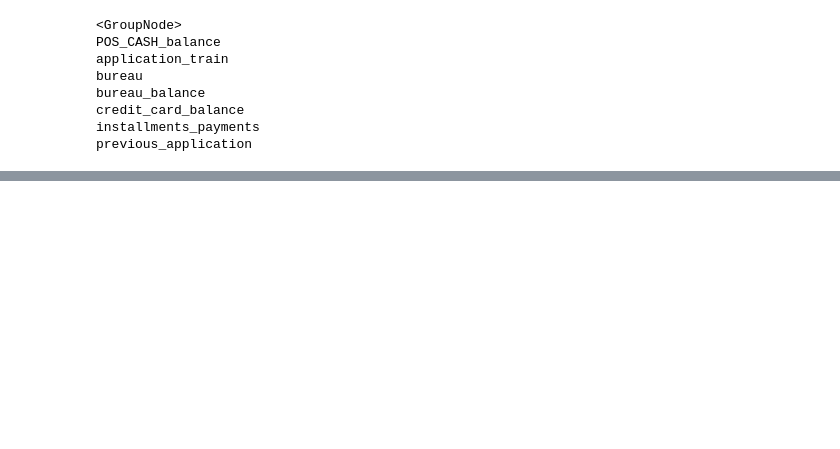
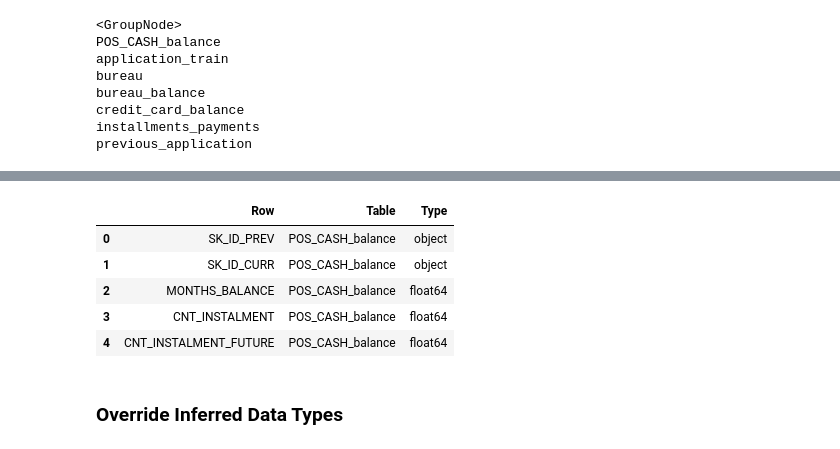
Before and after one commit to chalendony/data-prep-visualization, a Jupyter notebook: Data Preparation and Visualization.ipynb, the cells around one changed output, grey strips where cells are left out. Cells and saved outputs as stored; diff of their text form; code cells hidden in the pictures; blank space fills up the shorter version.

Commit message:
data prep notebook revised

```diff
--- a/Data Preparation and Visualization.ipynb
+++ b/Data Preparation and Visualization.ipynb
@@ -465,0 +134,12 @@ Have a look at the DataWig example for [imputing numerical values](https://githu
+# %%
+description = pd.read_csv('data/new_data_description_file.csv')
+description.head()
+# %% [output]
+|  | Row | Table | Type |
+| 0 | SK_ID_PREV | POS_CASH_balance | object |
+| 1 | SK_ID_CURR | POS_CASH_balance | object |
+| 2 | MONTHS_BALANCE | POS_CASH_balance | float64 |
+| 3 | CNT_INSTALMENT | POS_CASH_balance | float64 |
+| 4 | CNT_INSTALMENT_FUTURE | POS_CASH_balance | float64 |
+# %% [markdown]
+### Override Inferred Data Types
```
Also changed, not shown: parts of 60 cells of this notebook, 4 other files.
